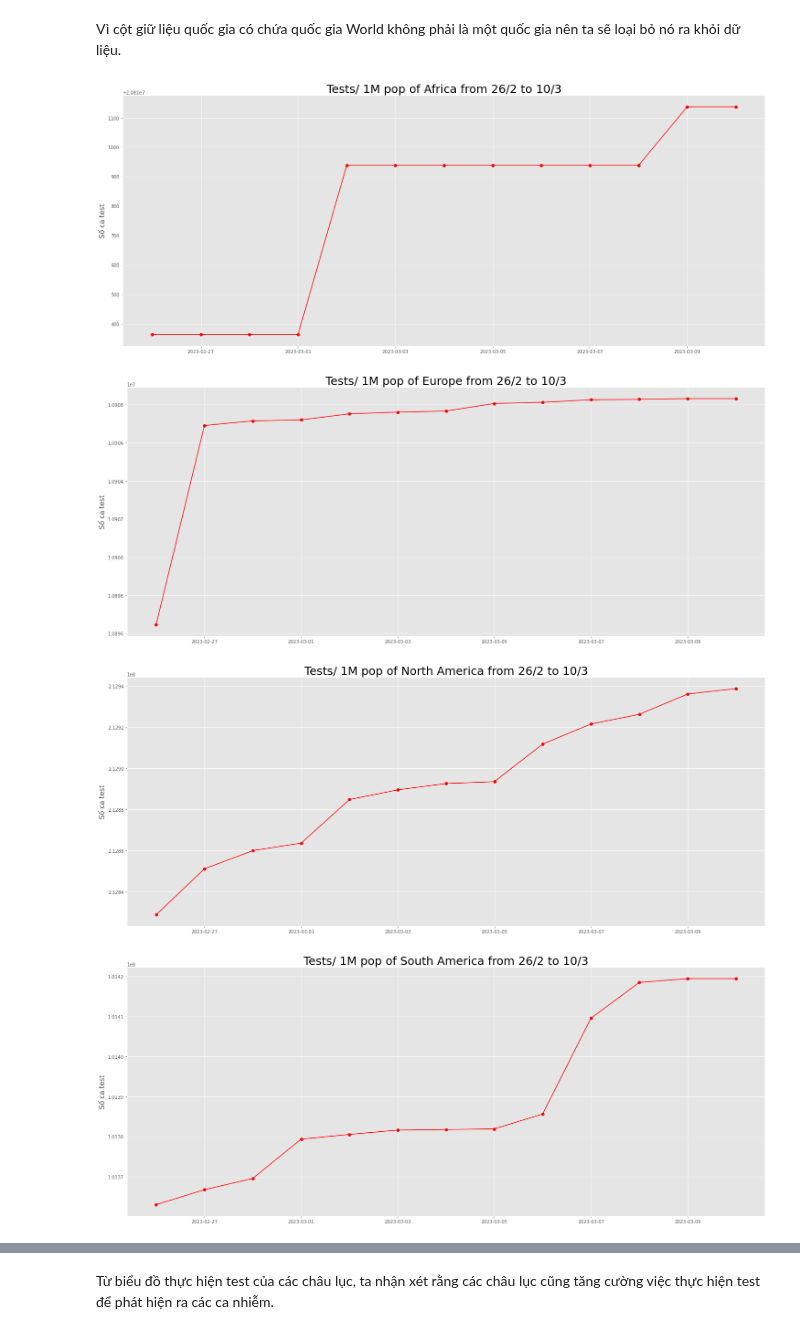
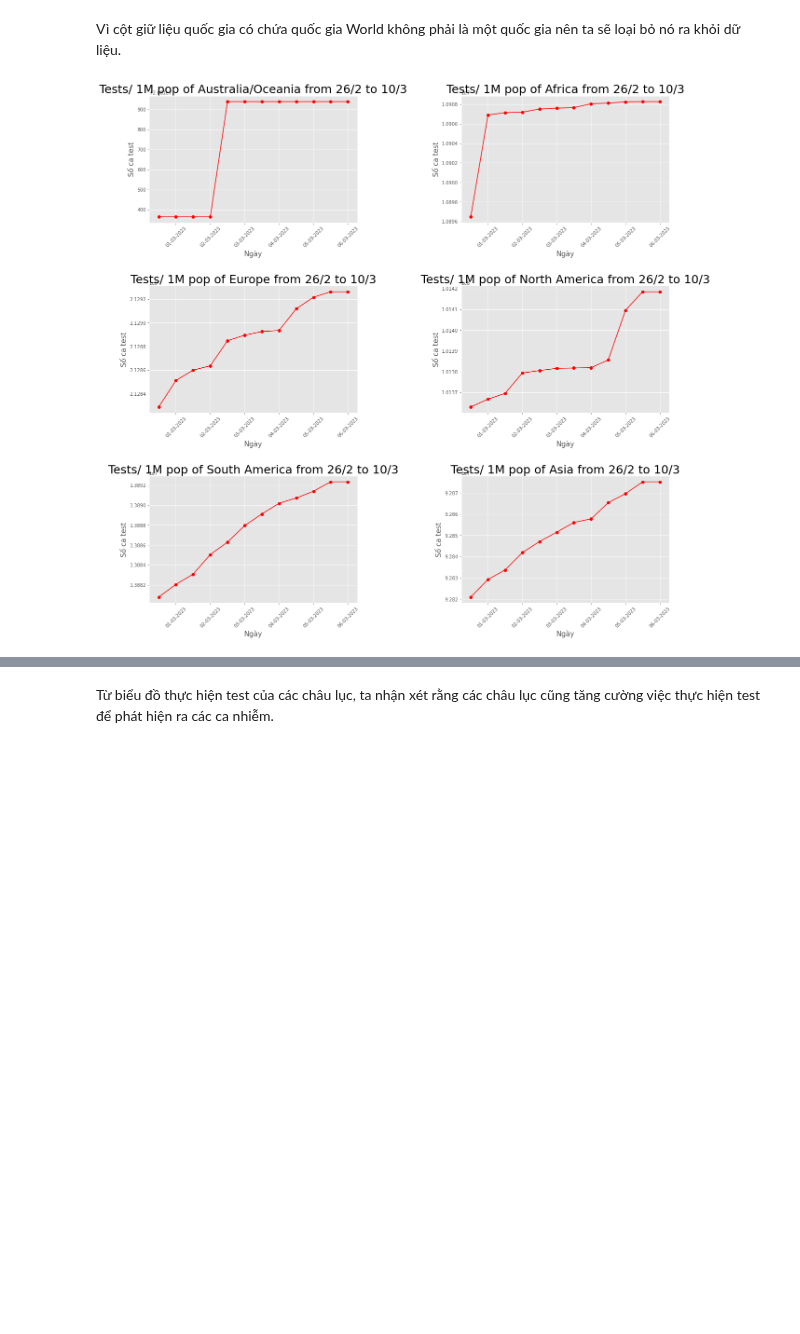
Before and after one commit to vntan/Covid-19-Analysis, a Jupyter notebook: Visualization.ipynb, the cells around one changed output, grey strips where cells are left out. Drawn from its saved outputs; the diff is of its cells as text; code cells hidden in the pictures; blank space fills up the shorter version.

Commit message:
Edit Figure chart

```diff
--- a/Visualization.ipynb
+++ b/Visualization.ipynb
@@ -233,14 +223,18 @@ test_df = test_df[test_df != 0]
 # %%
 continent_names = final_df.sort_values('TotalCases')['Continent'].unique()
 continent_names = continent_names[continent_names != '0']
-for con in continent_names:
-    fig = plt.figure(figsize=(25, 10))
-    ax1.set_title(f'Tests/ 1M pop of {con} from 26/2 to 10/3', size=25)
-    ax1 = fig.add_subplot(111)
-    ax1.plot(final_df[final_df['Continent'] == con].groupby('DateCollected')['Tests/ 1M pop'].sum(), label='Tests/ 1M pop', marker='o', color='red')
-    plt.ylabel('Số ca test', size = 15)
+
+fig, axes = plt.subplots(nrows=3, ncols=2, figsize=(25, 10))
+fig.subplots_adjust(hspace=0.5, wspace=0.5)
+fig.set_figheight(20)
+fig.set_figwidth(20)
+
+for i, con in enumerate(continent_names):
+    ax = axes[i//2, i%2]
+    ax.plot(final_df[final_df['Continent'] == con].groupby('DateCollected')['Tests/ 1M pop'].sum(), label='Tests/ 1M pop', marker='o', color='red')
+    ax.set_title(f'Tests/ 1M pop of {con} from 26/2 to 10/3', size=25)
+    ax.set_ylabel('Số ca test', size = 15)
+    ax.set_xlabel('Ngày', size = 15)
+    ax.set_xticklabels(days, rotation=45)
 # %% [output]
-[figure, old version]
+[figure, new version]
-[figure, removed]
-[figure, removed]
-[figure, removed]
```
Also changed, not shown: parts of 21 cells of this notebook.
